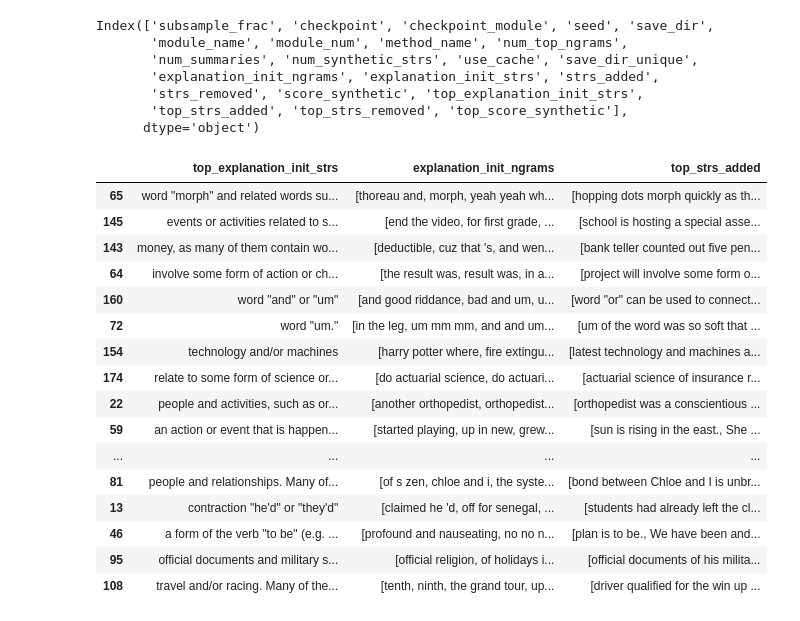
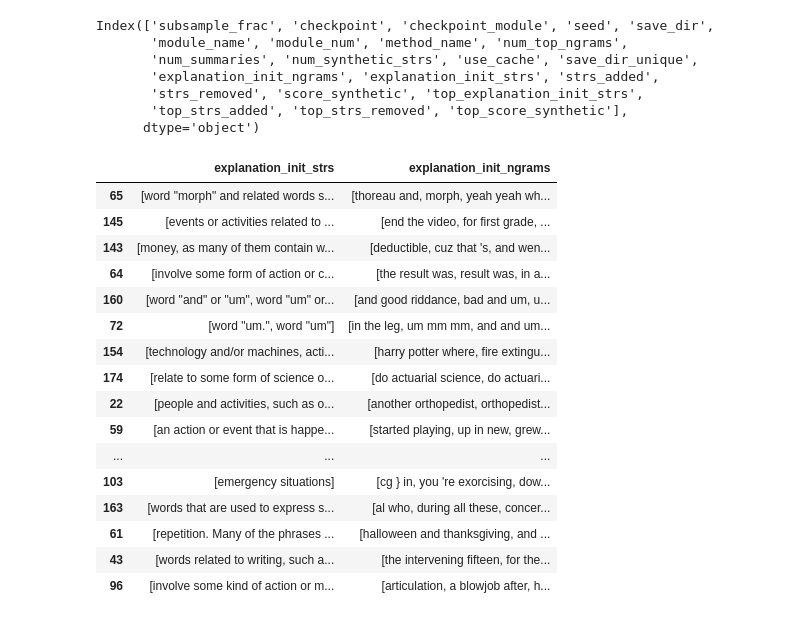
Before and after one commit to microsoft/automated-explanations, a Jupyter notebook: notebooks/01_model_results.ipynb, the cells around one changed output. Cells and saved outputs as stored; diff of their text form; code cells hidden in the pictures.

```diff
--- a/notebooks/01_model_results.ipynb
+++ b/notebooks/01_model_results.ipynb
@@ -44,29 +44,30 @@ Index(['subsample_frac', 'checkpoint', 'checkpoint_module', 'seed', 'save_dir',
 # %%
 # display full strings
 with pd.option_context('display.max_colwidth', -1, 'display.max_rows', 200):
 
     display(
         r
         .sort_values(by='top_score_synthetic', ascending=False)
         # r[['module_num', 'top_score_synthetic', 'top_explanation_init_strs', 'explanation_init_ngrams']]
-        .filter(['top_explanation_init_strs', 'explanation_init_ngrams', 'top_strs_added'])
-        .head(n=20)
+        # .filter(['top_explanation_init_strs', 'explanation_init_ngrams', 'top_strs_added'])
+        .filter(['explanation_init_strs', 'explanation_init_ngrams',])
+        .head(n=30)
     )
 # %% [output]
-|  | top_explanation_init_strs | explanation_init_ngrams | top_strs_added |
-| 65 | word "morph" and related words su... | [thoreau and, morph, yeah yeah wh... | [hopping dots morph quickly as th... |
-| 145 | events or activities related to s... | [end the video, for first grade, ... | [school is hosting a special asse... |
-| 143 | money, as many of them contain wo... | [deductible, cuz that 's, and wen... | [bank teller counted out five pen... |
-| 64 | involve some form of action or ch... | [the result was, result was, in a... | [project will involve some form o... |
-| 160 | word "and" or "um" | [and good riddance, bad and um, u... | [word "or" can be used to connect... |
-| 72 | word "um." | [in the leg, um mm mm, and and um... | [um of the word was so soft that ... |
-| 154 | technology and/or machines | [harry potter where, fire extingu... | [latest technology and machines a... |
-| 174 | relate to some form of science or... | [do actuarial science, do actuari... | [actuarial science of insurance r... |
-| 22 | people and activities, such as or... | [another orthopedist, orthopedist... | [orthopedist was a conscientious ... |
-| 59 | an action or event that is happen... | [started playing, up in new, grew... | [sun is rising in the east., She ... |
-| ... | ... | ... | ... |
-| 81 | people and relationships. Many of... | [of s zen, chloe and i, the syste... | [bond between Chloe and I is unbr... |
-| 13 | contraction "he'd" or "they'd" | [claimed he 'd, off for senegal, ... | [students had already left the cl... |
-| 46 | a form of the verb "to be" (e.g. ... | [profound and nauseating, no no n... | [plan is to be., We have been and... |
-| 95 | official documents and military s... | [official religion, of holidays i... | [official documents of his milita... |
-| 108 | travel and/or racing. Many of the... | [tenth, ninth, the grand tour, up... | [driver qualified for the win up ... |
+|  | explanation_init_strs | explanation_init_ngrams |
+| 65 | [word "morph" and related words s... | [thoreau and, morph, yeah yeah wh... |
+| 145 | [events or activities related to ... | [end the video, for first grade, ... |
+| 143 | [money, as many of them contain w... | [deductible, cuz that 's, and wen... |
+| 64 | [involve some form of action or c... | [the result was, result was, in a... |
+| 160 | [word "and" or "um", word "um" or... | [and good riddance, bad and um, u... |
+| 72 | [word "um.", word "um"] | [in the leg, um mm mm, and and um... |
+| 154 | [technology and/or machines, acti... | [harry potter where, fire extingu... |
+| 174 | [relate to some form of science o... | [do actuarial science, do actuari... |
+| 22 | [people and activities, such as o... | [another orthopedist, orthopedist... |
+| 59 | [an action or event that is happe... | [started playing, up in new, grew... |
+| ... | ... | ... |
+| 103 | [emergency situations] | [cg } in, you 're exorcising, dow... |
+| 163 | [words that are used to express s... | [al who, during all these, concer... |
+| 61 | [repetition. Many of the phrases ... | [halloween and thanksgiving, and ... |
+| 43 | [words related to writing, such a... | [the intervening fifteen, for the... |
+| 96 | [involve some kind of action or m... | [articulation, a blowjob after, h... |
```
Also changed, not shown: parts of 6 cells of this notebook, 3 other files.
